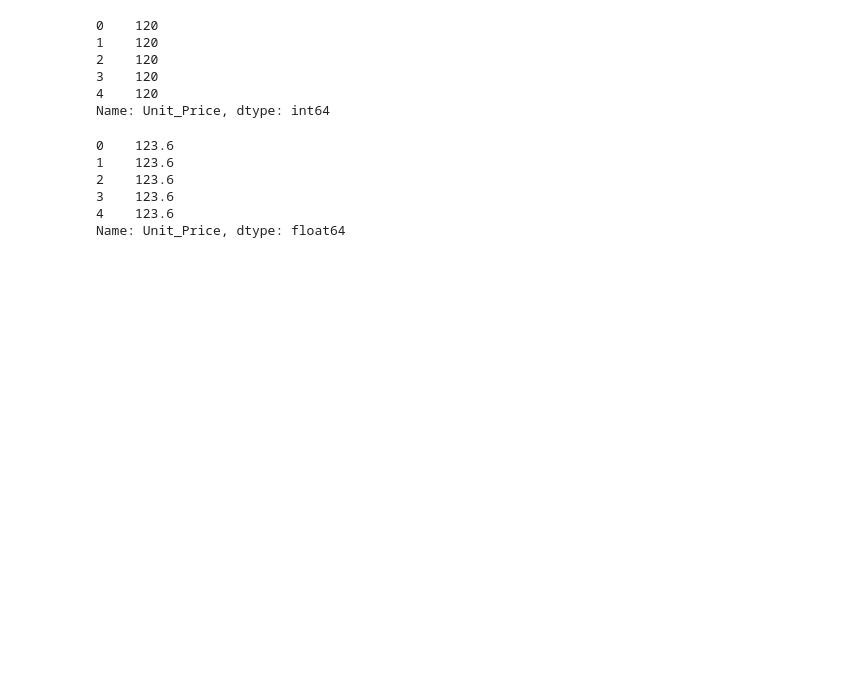
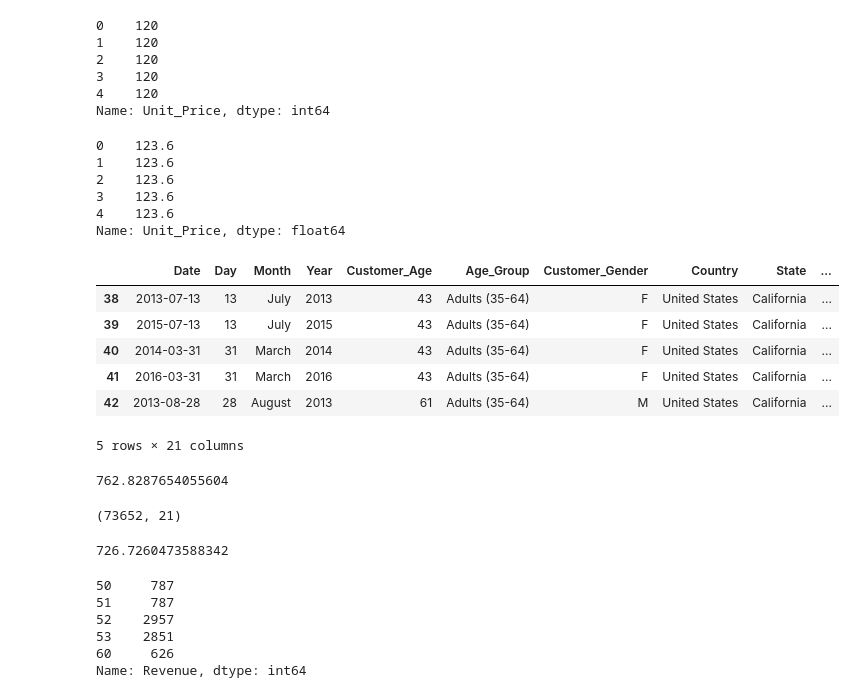
Before and after one commit to CC-Sev/test_code, a Jupyter notebook: db_practice.ipynb, the cells around one changed output. Cells and saved outputs as stored; diff of their text form; code cells hidden in the pictures; blank space fills up the shorter version.

```diff
--- a/db_practice.ipynb
+++ b/db_practice.ipynb
@@ -295,3 +295,34 @@ sales_db['Unit_Price'].head()
 3    123.6
 4    123.6
 Name: Unit_Price, dtype: float64
+# %%
+sales_db.loc[sales_db['State'] == 'California'].head()
+# %% [output]
+|  | Date | Day | Month | Year | Customer_Age | Age_Group | Customer_Gender | Country | State | ... |
+| 38 | 2013-07-13 | 13 | July | 2013 | 43 | Adults (35-64) | F | United States | California | ... |
+| 39 | 2015-07-13 | 13 | July | 2015 | 43 | Adults (35-64) | F | United States | California | ... |
+| 40 | 2014-03-31 | 31 | March | 2014 | 43 | Adults (35-64) | F | United States | California | ... |
+| 41 | 2016-03-31 | 31 | March | 2016 | 43 | Adults (35-64) | F | United States | California | ... |
+| 42 | 2013-08-28 | 28 | August | 2013 | 61 | Adults (35-64) | M | United States | California | ... |
+5 rows × 21 columns
+# %%
+sales_db.loc[sales_db['Age_Group'] == 'Adults (35-64)', 'Revenue'].mean()
+# %% [output]
+762.8287654055604
+# %%
+sales_db.loc[(sales_db['Age_Group'] == 'Youth (<25)') | (sales_db['Age_Group'] == 'Adults (35-64)')].shape
+# %% [output]
+(73652, 21)
+# %%
+sales_db.loc[(sales_db['Age_Group'] == 'Adults (35-64)') & (sales_db['Country'] == 'United States'), 'Revenue'].mean()
+# %% [output]
+726.7260473588342
+# %%
+sales_db.loc[sales_db['Country'] == 'France', 'Revenue'].head()
+# %% [output]
+50     787
+51     787
+52    2957
+53    2851
+60     626
+Name: Revenue, dtype: int64
```
Also changed, not shown: parts of 2 cells of this notebook.
